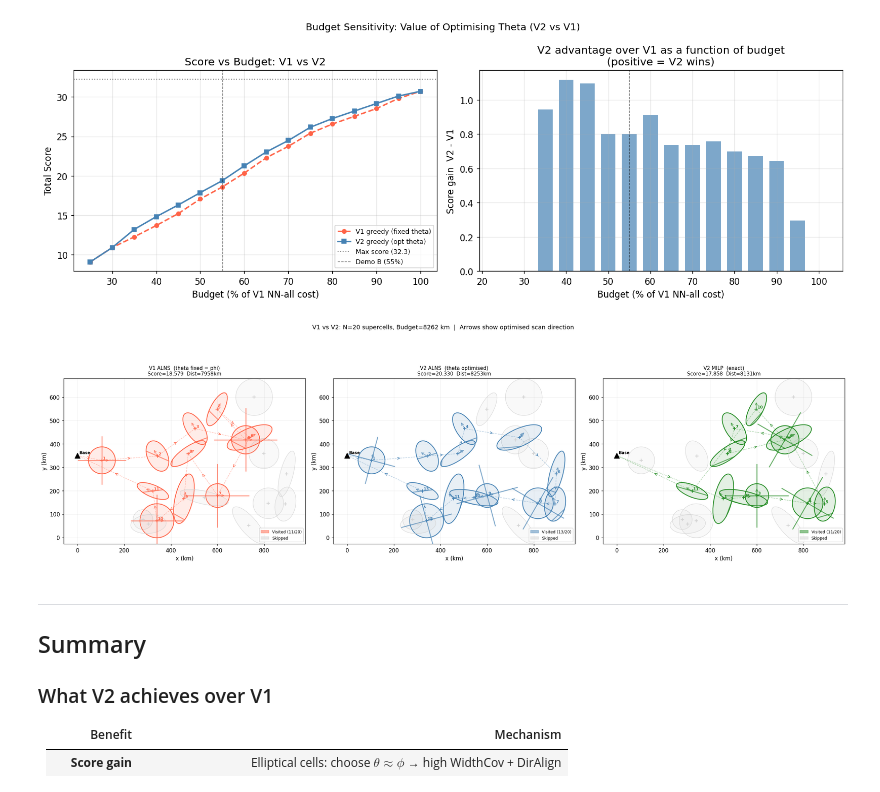
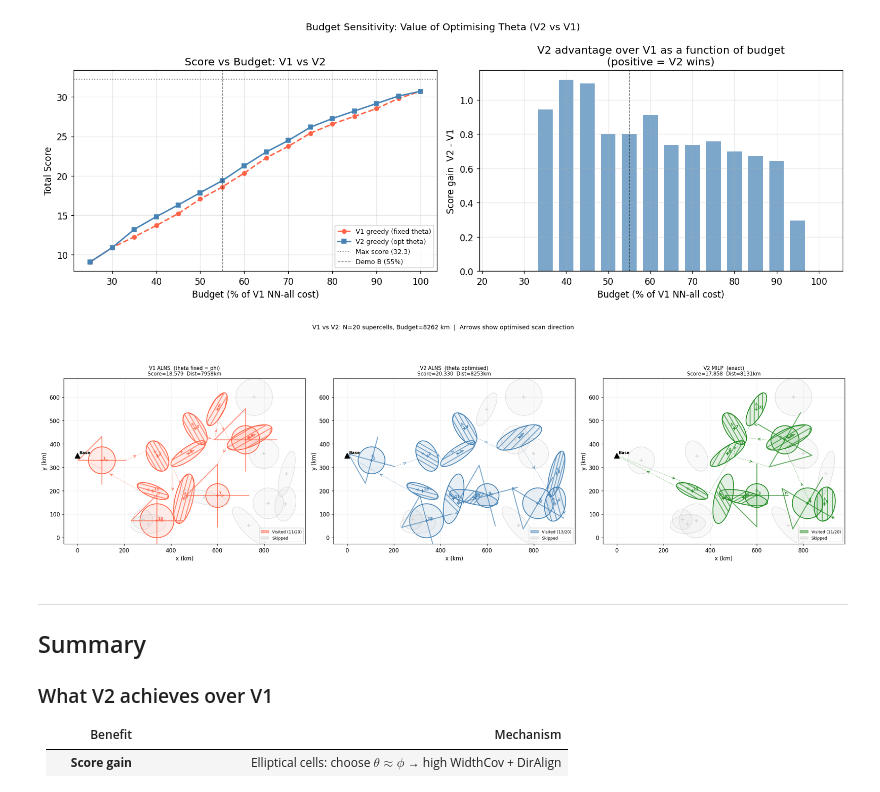
Before and after one commit to xf37/aerial-met-survey-optimizer, a Jupyter notebook: 04_v2_orienteering.ipynb, the cells around one changed output. Drawn from its saved outputs; the diff is of its cells as text; code cells hidden in the pictures.

```diff
--- a/04_v2_orienteering.ipynb
+++ b/04_v2_orienteering.ipynb
@@ -1139,53 +1139,69 @@ def draw_v2_route(ax, tour, thetas, title, col_vis='steelblue'):
         th_k = thetas.get(node, 0)
         th   = THETA_SET[th_k]
         col  = col_vis if node in visited_set else 'lightgray'
-        al   = 0.75 if node in visited_set else 0.25
         lw   = 1.6 if node in visited_set else 0.7
 
         if isinstance(cell, CircularSupercell):
             ax.add_patch(plt.Circle(cell.center, cell.radius, color=col, alpha=0.12))
-            ax.add_patch(plt.Circle(cell.center, cell.radius,
-                                     fill=False, edgecolor=col, lw=lw))
+            ax.add_patch(plt.Circle(cell.center, cell.radius, fill=False, edgecolor=col, lw=lw))
             if node in visited_set:
-                for ang in [th, th+np.pi/2]:
-                    ps = cell.center - cell.L*uvec(ang)
-                    pe = cell.center + cell.L*uvec(ang)
-                    ax.plot([ps[0],pe[0]],[ps[1],pe[1]], color=col, lw=1.8, alpha=0.7)
+                q = cell.center
+                L = cell.L
+                A = q + L * uvec(th)
+                B = q - L * uvec(th)
+                C = q + L * uvec(th + np.pi/2)
+                D = q - L * uvec(th + np.pi/2)
+                # Connected flight path: A -> center -> B (arm1), B -> C (diagonal sqrt2*L), C -> center -> D (arm2)
+                path = np.array([A, q, B, C, q, D])
+                ax.plot(path[:,0], path[:,1], color=col, lw=1.8, alpha=0.7)
         else:
             ax.add_patch(Ellipse(cell.center, 2*cell.a, 2*cell.b,
                                   angle=np.degrees(cell.phi), color=col, alpha=0.12))
             ax.add_patch(Ellipse(cell.center, 2*cell.a, 2*cell.b,
-                                  angle=np.degrees(cell.phi),
-                                  fill=False, edgecolor=col, lw=lw))
+                                  angle=np.degrees(cell.phi), fill=False, edgecolor=col, lw=lw))
             if node in visited_set:
-                for ps, pe in [(cell.center + cell.s*(ii-(cell.m-1)/2.0)*uvec(th+np.pi/2) - 50*uvec(th),
-                                cell.center + cell.s*(ii-(cell.m-1)/2.0)*uvec(th+np.pi/2) + 50*uvec(th))
-                               for ii in range(cell.m)]:
-                    legs_v2 = get_cands_v2(cell, th)
-                    break
-                for ps2, pe2 in [get_cands_v2(cell, th)[:2]]:
-                    ax.plot([ps2[0],pe2[0]],[ps2[1],pe2[1]], color=col, lw=1.8, alpha=0.7)
-                    break
+                # Build full boustrophedon waypoints at chosen theta (all legs + connecting turns)
+                n_vec = uvec(th + np.pi/2)
+                legs  = []
+                for ii in range(cell.m):
+                    lc = cell.center + cell.s*(ii-(cell.m-1)/2.0)*n_vec
+                    r  = cell._ellipse_intersect(lc, th)
+                    if r: legs.append(r)
+                if legs:
+                    wpts = []
+                    for ii,(ps,pe) in enumerate(legs):
+                        wpts.extend([ps.copy(), pe.copy()] if ii%2==0 else [pe.copy(), ps.copy()])
+                    wpts_arr = np.array(wpts)
+                    ax.plot(wpts_arr[:,0], wpts_arr[:,1], color=col, lw=1.8, alpha=0.7)
 
         ax.plot(*cell.center, '+', color=col, ms=7, mew=1.5, zorder=5)
         rank = (tour[1:-1].index(node)+1) if node in visited_set else ''
         ax.text(cell.center[0]+4, cell.center[1]+4,
-                f"{rank}" if rank else "", fontsize=8,
-                color=col, fontweight='bold')
+                f"{rank}" if rank else "", fontsize=8, color=col, fontweight='bold')
 
         # Show scan direction arrow for visited cells
         if node in visited_set:
-            th_k_ = thetas.get(node, 0)
-            arrow_dir = uvec(THETA_SET[th_k_]) * 35
+            arrow_dir = uvec(THETA_SET[th_k]) * 35
             ax.annotate('', xy=cell.center+arrow_dir, xytext=cell.center,
                         arrowprops=dict(arrowstyle='->', color=col, lw=1.4, alpha=0.6))
 
-    # Transit path (centroid-to-centroid)
-    pts = np.array([BASE] + [scenario[n-1].center for n in tour[1:-1]] + [BASE])
-    ax.plot(pts[:,0], pts[:,1], color=col_vis, lw=1.0, ls='--', alpha=0.4, zorder=3)
-    for k in range(len(pts)-1):
-        mid = (pts[k]+pts[k+1])/2; dv = pts[k+1]-pts[k]
+    # Transit path: draw segments between actual min-dist entry/exit candidate pairs
+    def min_cands_pair(pts_i, pts_j):
+        return min(
+            ((np.array(pi), np.array(pj)) for pi in pts_i for pj in pts_j),
+            key=lambda pp: np.linalg.norm(pp[0] - pp[1])
+        )
+
+    for s in range(len(tour)-1):
+        ni, nj = tour[s], tour[s+1]
+        pts_i = [BASE] if ni == 0 else cands_tbl[ni][thetas.get(ni, 0)]
+        pts_j = [BASE] if nj == 0 else cands_tbl[nj][thetas.get(nj, 0)]
+        exit_pt, entry_pt = min_cands_pair(pts_i, pts_j)
+        ax.plot([exit_pt[0], entry_pt[0]], [exit_pt[1], entry_pt[1]],
+                color=col_vis, lw=1.0, ls='--', alpha=0.4, zorder=3)
+        dv = entry_pt - exit_pt
         if np.linalg.norm(dv) > 10:
+            mid = (exit_pt + entry_pt) / 2
             ax.annotate('', xy=mid+0.015*dv, xytext=mid-0.015*dv,
                         arrowprops=dict(arrowstyle='->', color=col_vis, lw=1.0))
 
@@ -1197,34 +1213,34 @@ def draw_v2_route(ax, tour, thetas, title, col_vis='steelblue'):
     ax.set_title(f"{title}\n{sc_str}", fontsize=10)
 
     vis_p = mpatches.Patch(color=col_vis, alpha=0.5, label=f'Visited ({len(tour)-2}/{N})')
     unv_p = mpatches.Patch(color='lightgray',  alpha=0.5, label='Skipped')
     ax.legend(handles=[vis_p,unv_p], fontsize=8, loc='lower right')
 
 
 n_pan = 3 if tour_milp_raw else 2
 fig, axes = plt.subplots(1, n_pan, figsize=(7.5*n_pan, 7.5))
 
 xmin = min(c.center[0] for c in scenario)-150
 xmax = max(c.center[0] for c in scenario)+80
 ymin = min(c.center[1] for c in scenario)-80
 ymax = max(c.center[1] for c in scenario)+80
 
 draw_v2_route(axes[0], tour_v1, th_v1,  "V1 ALNS  (theta fixed = phi)", col_vis='tomato')
 draw_v2_route(axes[1], tour_v2, th_v2,  "V2 ALNS  (theta optimised)",   col_vis='steelblue')
 if tour_milp_raw:
     draw_v2_route(axes[2], tour_milp_raw, th_milp, "V2 MILP  (exact)", col_vis='forestgreen')
 
 for ax in axes:
     ax.set_xlim(min(xmin, BASE[0]-60), xmax)
     ax.set_ylim(ymin, ymax)
 
 plt.suptitle(f"V1 vs V2: N={N} supercells, Budget={BUDGET:.0f} km  |  "
              f"Arrows show optimised scan direction", fontsize=12)
 plt.tight_layout()
 plt.savefig('figures/v2_routes.png', bbox_inches='tight', dpi=120)
 plt.show()
 # %% [output]
-[figure, old version]
+[figure, new version]
 # %% [markdown]
 ---
 ## Summary
```
Also changed, not shown: parts of 5 cells of this notebook, 5 other files.
